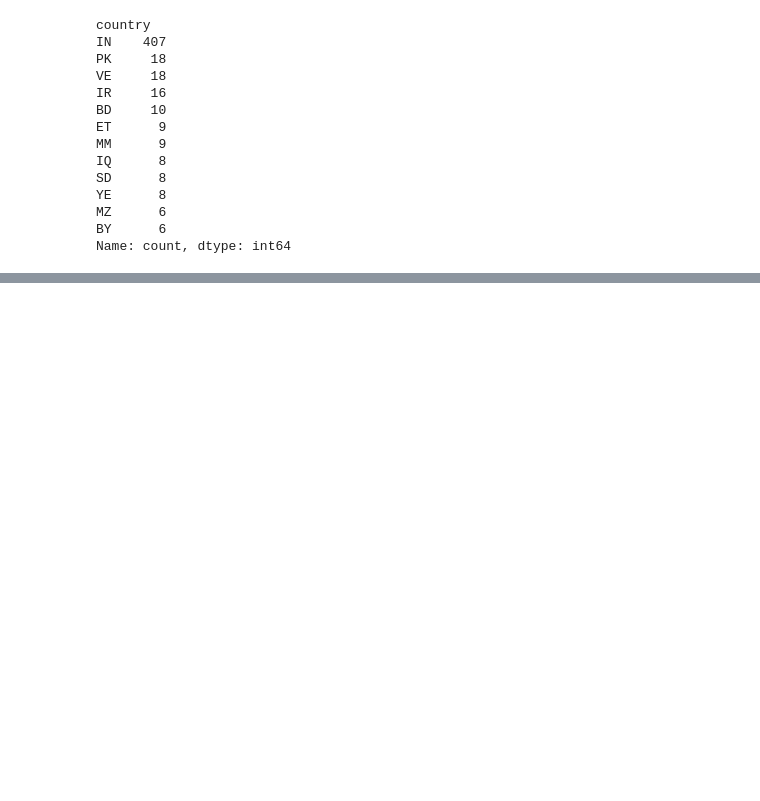
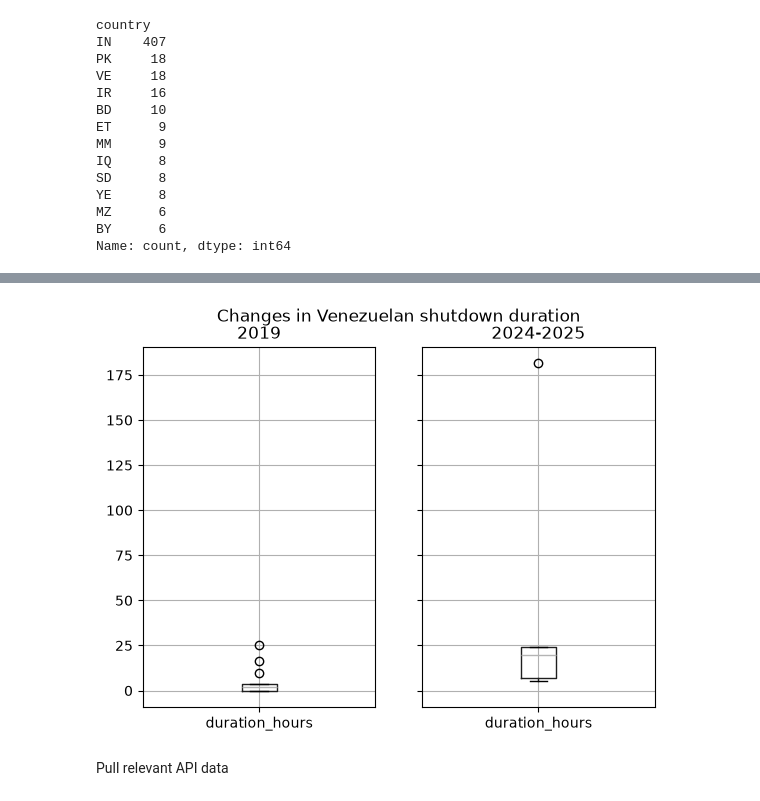
Before and after one commit to willgao23/consolidationAndControlsWorkshop, a Jupyter notebook: workshop.ipynb, the cells around one changed output, grey strips where cells are left out. Drawn from its saved outputs; the diff is of its cells as text; code cells hidden in the pictures; blank space fills up the shorter version.

Commit message:
Add boxplot and pull extra API data

```diff
--- a/workshop.ipynb
+++ b/workshop.ipynb
@@ -131,0 +136,4 @@ plt.savefig("output/shutdown_duration_trends.png")
+# %%
+multiple_shutdowns_ve = multiple_shutdowns[multiple_shutdowns["country"] == "VE"]
+shutdown_groups = multiple_shutdowns_ve.groupby(multiple_shutdowns_ve["year"].apply(lambda x: "2019" if x == 2019 else "2024-2025"))
+shutdown_groups.first()
@@ -131,0 +145,9 @@ plt.savefig("output/shutdown_duration_trends.png")
+# %%
+fig, axes = plt.subplots(1,1)
+shutdown_groups.boxplot(column="duration_hours", ax=axes)
+fig.suptitle("Changes in Venezuelan shutdown duration")
+plt.savefig("output/VE_boxplot.png")
+# %% [output]
+[figure, added]
+# %% [markdown]
+Pull relevant API data
```
Also changed, not shown: parts of 12 cells of this notebook, 4 other files.
